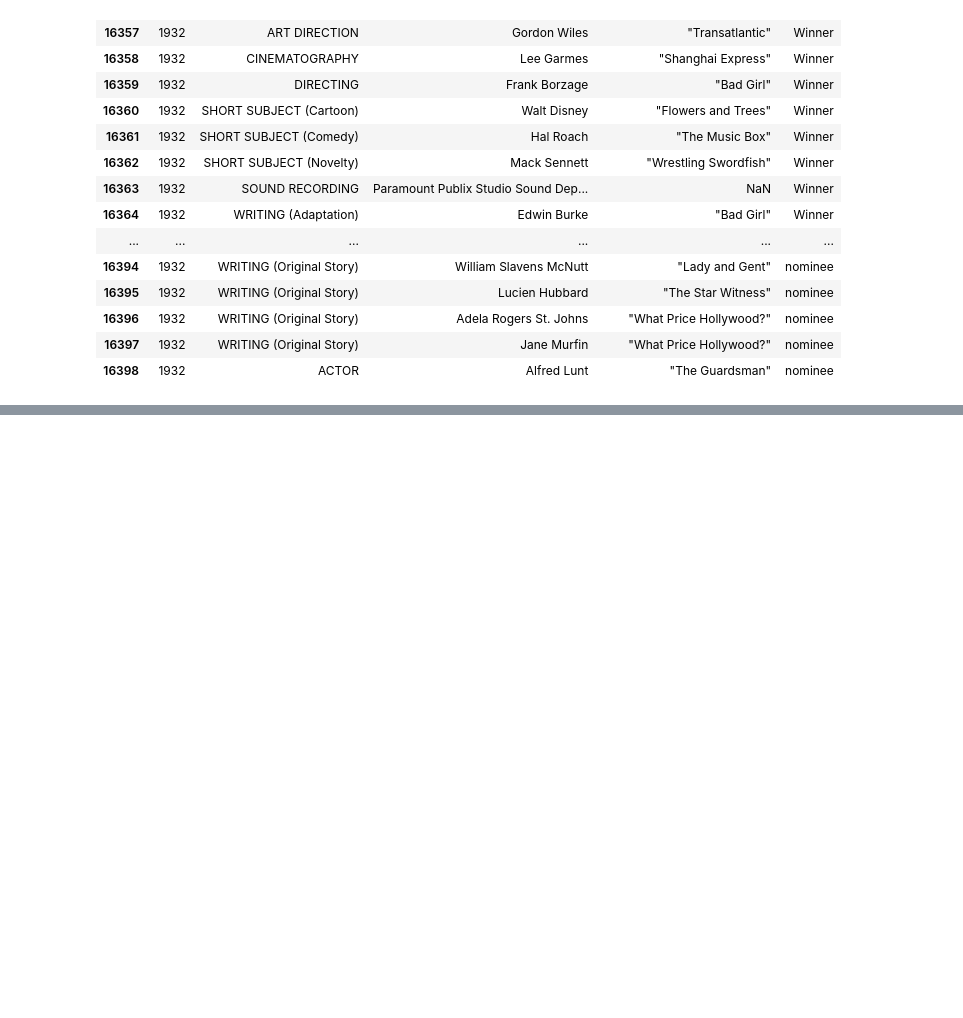
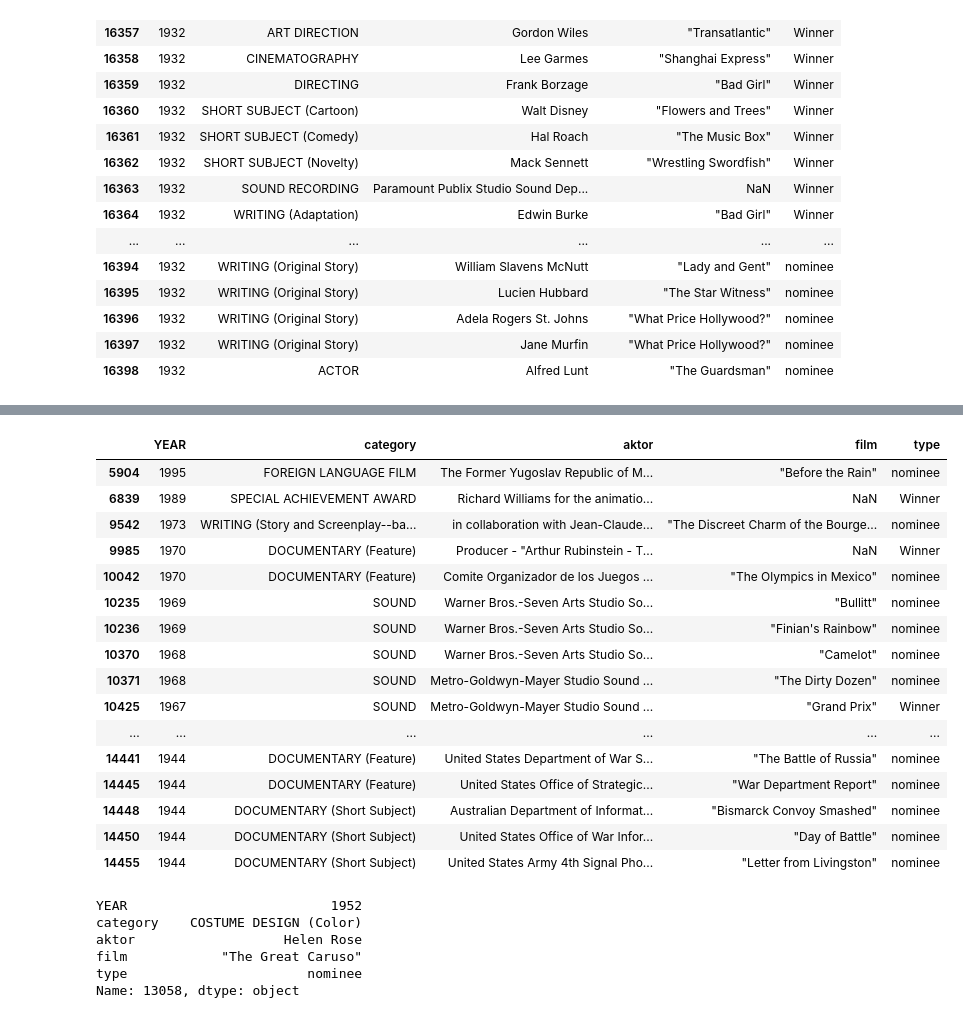
Before and after one commit to KawiorPL/FlaskApp, a Jupyter notebook: Untitled.ipynb, the cells around one changed output, grey strips where cells are left out. Saved outputs shown, nothing was run; the diff lists cells and outputs as text; code cells hidden in the pictures; blank space fills up the shorter version.

```diff
--- a/Untitled.ipynb
+++ b/Untitled.ipynb
@@ -1549,0 +1793,3 @@ data[data['YEAR']==1932]
+# %%
+df2 = pd.read_csv('test1.csv')
+df2
@@ -1549,0 +1847,29 @@ data[data['YEAR']==1932]
+# %%
+df2.loc[df2['aktor'].str.len() > 40].head(50)
+# %% [output]
+|  | YEAR | category | aktor | film | type |
+| 5904 | 1995 | FOREIGN LANGUAGE FILM | The Former Yugoslav Republic of M... | "Before the Rain" | nominee |
+| 6839 | 1989 | SPECIAL ACHIEVEMENT AWARD | Richard Williams for the animatio... | NaN | Winner |
+| 9542 | 1973 | WRITING (Story and Screenplay--ba... | in collaboration with Jean-Claude... | "The Discreet Charm of the Bourge... | nominee |
+| 9985 | 1970 | DOCUMENTARY (Feature) | Producer - "Arthur Rubinstein - T... | NaN | Winner |
+| 10042 | 1970 | DOCUMENTARY (Feature) | Comite Organizador de los Juegos ... | "The Olympics in Mexico" | nominee |
+| 10235 | 1969 | SOUND | Warner Bros.-Seven Arts Studio So... | "Bullitt" | nominee |
+| 10236 | 1969 | SOUND | Warner Bros.-Seven Arts Studio So... | "Finian's Rainbow" | nominee |
+| 10370 | 1968 | SOUND | Warner Bros.-Seven Arts Studio So... | "Camelot" | nominee |
+| 10371 | 1968 | SOUND | Metro-Goldwyn-Mayer Studio Sound ... | "The Dirty Dozen" | nominee |
+| 10425 | 1967 | SOUND | Metro-Goldwyn-Mayer Studio Sound ... | "Grand Prix" | Winner |
+| ... | ... | ... | ... | ... | ... |
+| 14441 | 1944 | DOCUMENTARY (Feature) | United States Department of War S... | "The Battle of Russia" | nominee |
+| 14445 | 1944 | DOCUMENTARY (Feature) | United States Office of Strategic... | "War Department Report" | nominee |
+| 14448 | 1944 | DOCUMENTARY (Short Subject) | Australian Department of Informat... | "Bismarck Convoy Smashed" | nominee |
+| 14450 | 1944 | DOCUMENTARY (Short Subject) | United States Office of War Infor... | "Day of Battle" | nominee |
+| 14455 | 1944 | DOCUMENTARY (Short Subject) | United States Army 4th Signal Pho... | "Letter from Livingston" | nominee |
+# %%
+df2.iloc[13058]
+# %% [output]
+YEAR                          1952
+category    COSTUME DESIGN (Color)
+aktor                   Helen Rose
+film            "The Great Caruso"
+type                       nominee
+Name: 13058, dtype: object
```
Also changed, not shown: parts of 44 cells of this notebook, 14 other files.
